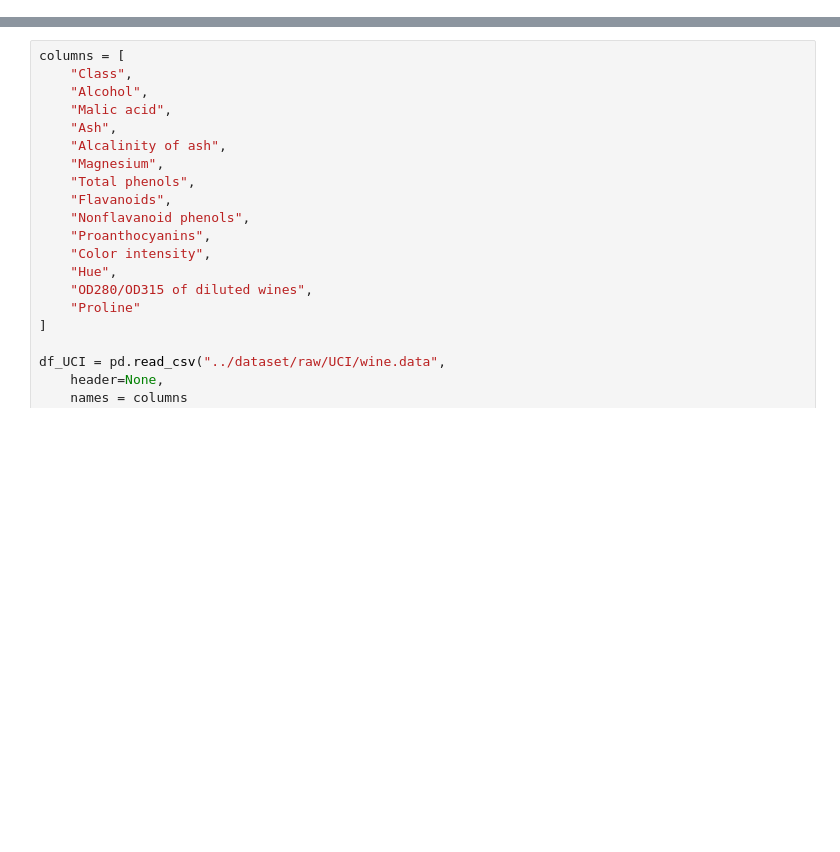
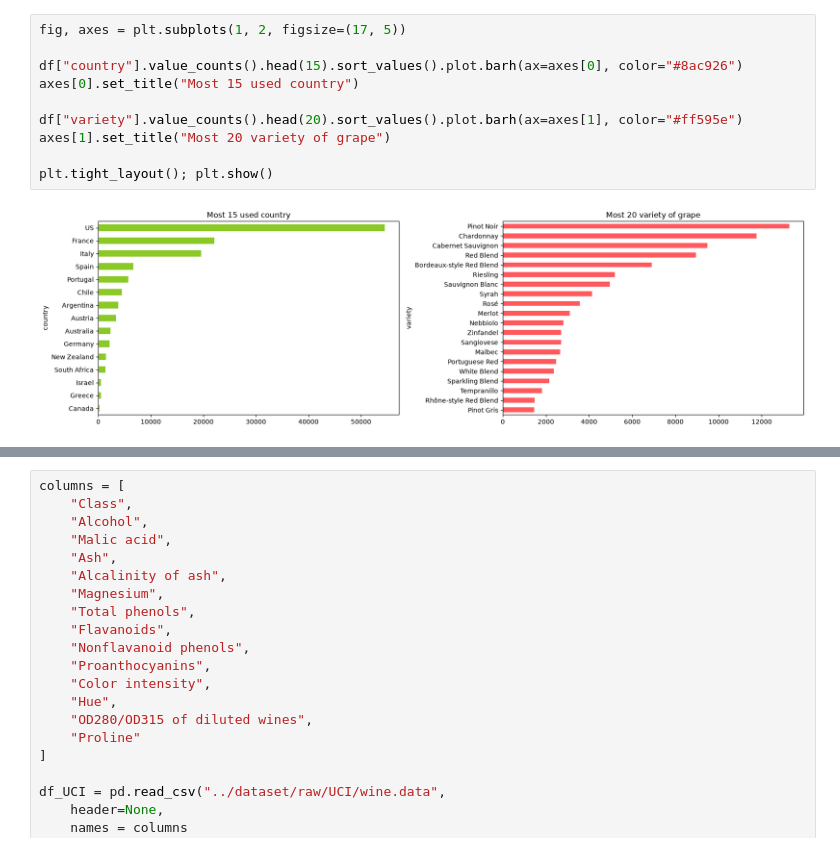
Before and after one commit to AUstundagx/Wine-Quality-Prediction, a Jupyter notebook: notebooks/data.ipynb, the cells around one changed output, grey strips where cells are left out. Cells and saved outputs as stored; diff of their text form; blank space fills up the shorter version.

```diff
--- a/notebooks/data.ipynb
+++ b/notebooks/data.ipynb
@@ -111,0 +153,12 @@ df["desc_chars","desc_word"].describe().T
+# %%
+fig, axes = plt.subplots(1, 2, figsize=(17, 5))
+
+df["country"].value_counts().head(15).sort_values().plot.barh(ax=axes[0], color="#8ac926")
+axes[0].set_title("Most 15 used country")
+
+df["variety"].value_counts().head(20).sort_values().plot.barh(ax=axes[1], color="#ff595e")
+axes[1].set_title("Most 20 variety of grape")
+
+plt.tight_layout(); plt.show()
+# %% [output]
+[figure, added]
```
Also changed, not shown: parts of 12 cells of this notebook.
